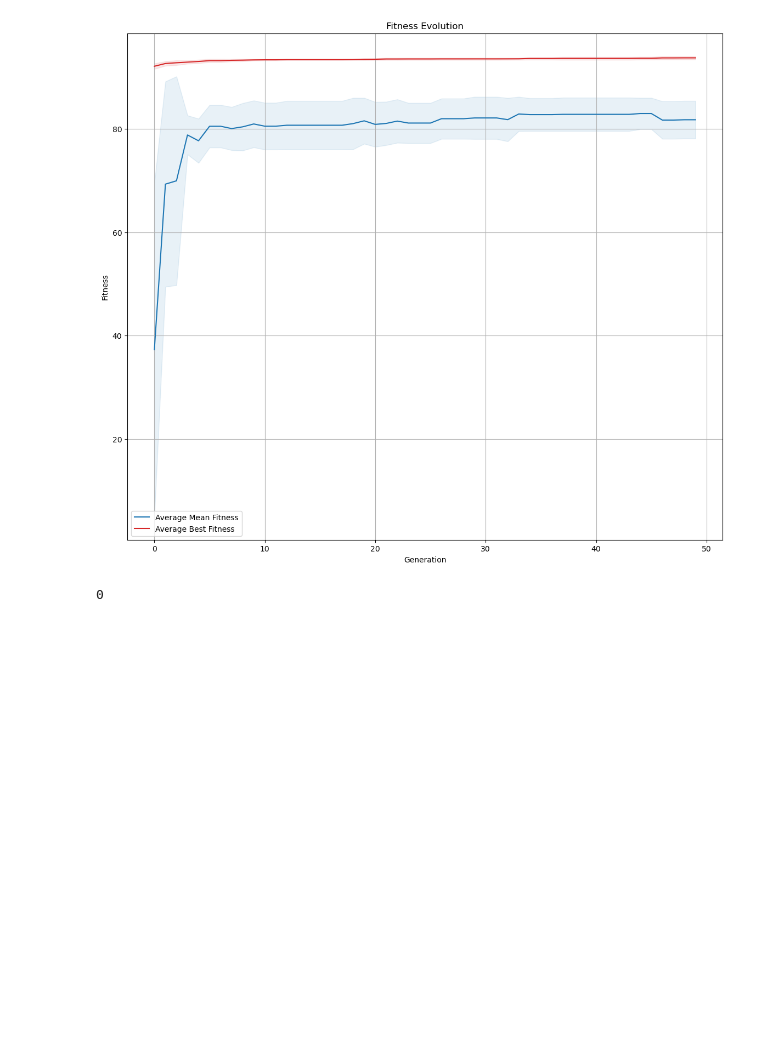
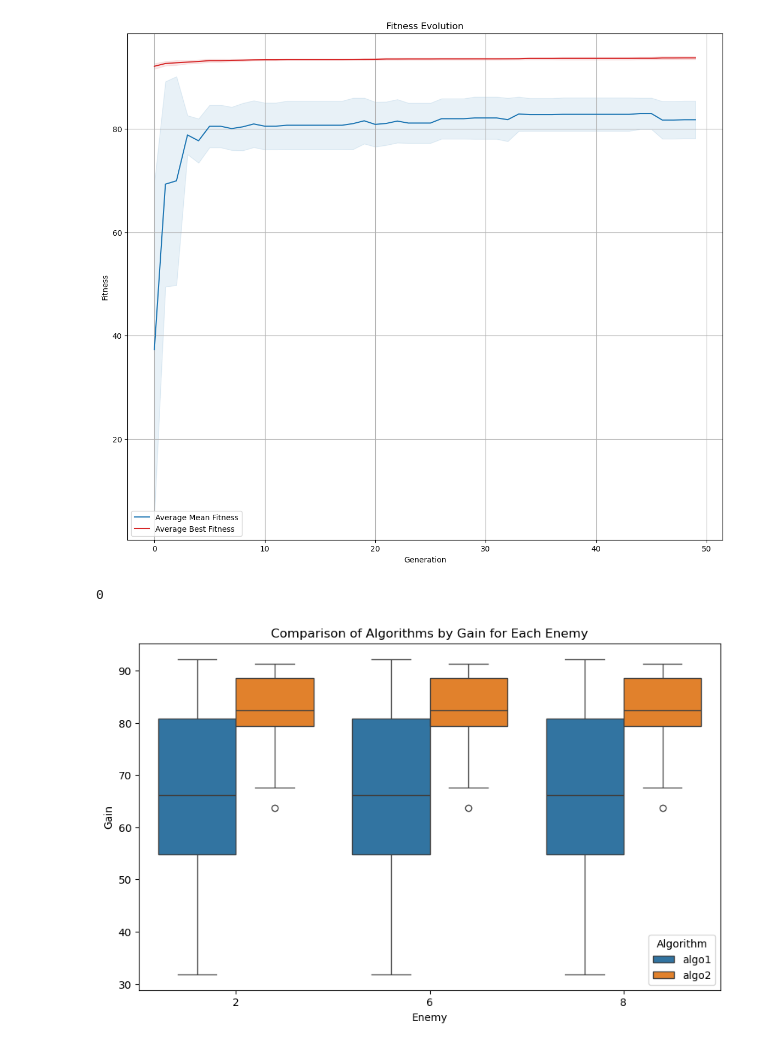
Before and after one commit to matushalak/evoman_framework, a Jupyter notebook: plot_results.ipynb, the cells around one changed output. Cells and saved outputs as stored; diff of their text form; code cells hidden in the pictures; blank space fills up the shorter version.

Commit message:
Included boxplot and dummy data

```diff
--- a/plot_results.ipynb
+++ b/plot_results.ipynb
@@ -192,3 +192,89 @@ make_line_plot_across_gens(all_dfs)
 # %% [output]
 [figure]
 0
+# %%
+import os
+import json
+import pandas as pd
+import matplotlib.pyplot as plt
+import seaborn as sns
+from scipy import stats
+
+# Set the algorithms and enemies to compare
+ALGORITHMS = ["algo1", "algo2"]
+ENEMIES = [2, 6, 8]  # List of enemies to process
+
+def read_gains(file_path):
+    """
+    Read the gains from the JSON file and calculate the mean gain for each run.
+    """
+    with open(file_path, 'r') as f:
+        data = json.load(f)
+
+    mean_gains = []
+    for run_key, gains in data.items():
+        # Calculate the mean for each run (5 gains per run)
+        mean_gains.append(sum(gains) / len(gains))
+
+    return mean_gains
+
+def gather_data(base_folder, algorithms, enemies):
+    """
+    Retrieve the mean gains for each enemy and algorithm from the JSON files.
+    """
+    data = []
+
+    for enemy in enemies:
+        for algo in algorithms:
+            file_path = os.path.join(base_folder, algo, f"enemy_{enemy}_gains.json")
+            if os.path.exists(file_path):
+                mean_gains = read_gains(file_path)
+                # Store each mean gain along with its associated algorithm and enemy
+                data.extend([[enemy, algo, gain] for gain in mean_gains])
+            else:
+                print(f"File not found: {file_path}")
+
+    return pd.DataFrame(data, columns=['Enemy', 'Algorithm', 'Gain'])
+
+def generate_boxplots(df):
+    """
+    Generate box plots comparing algorithms by enemy using the gathered data.
+    """
+    plt.figure(figsize=(10, 6))
+    sns.boxplot(x='Enemy', y='Gain', hue='Algorithm', data=df)
+    plt.title('Comparison of Algorithms by Gain for Each Enemy')
+    plt.show()
+
+def perform_statistical_tests(df, enemies, algorithms):
+    """
+    Perform statistical tests (t-test or Mann-Whitney U test) between algorithms for each enemy.
+    """
+    for enemy in enemies:
+        algo1_gains = df[(df['Enemy'] == enemy) & (df['Algorithm'] == algorithms[0])]['Gain']
+        algo2_gains = df[(df['Enemy'] == enemy) & (df['Algorithm'] == algorithms[1])]['Gain']
+
+        # Perform a t-test (or you can use Mann-Whitney U test if needed)
+        t_stat, p_value = stats.ttest_ind(algo1_gains, algo2_gains)
+
+        print(f"Enemy {enemy} - T-test between {algorithms[0]} and {algorithms[1]}: t-stat={t_stat:.4f}, p-value={p_value:.4f}")
+        if p_value < 0.05:
+            print(f"Result is significant for enemy {enemy}.\n")
+        else:
+            print(f"Result is not significant for enemy {enemy}.\n")
+
+
+
+# Main script
+if __name__ == "__main__":
+    base_folder = 'dummy_data_box_plot'  # Folder where data is stored
+
+    # Step 1: Gather data from JSON files
+    df = gather_data(base_folder, ALGORITHMS, ENEMIES)
+
+    # Step 3: Perform statistical tests to compare the algorithms
+    perform_statistical_tests(df, ENEMIES, ALGORITHMS)
+
+    # Step 2: Generate boxplots comparing the algorithms for each enemy
+    generate_boxplots(df)
+# %% [output]
+[figure, added]
```
Also changed, not shown: parts of 1 cell of this notebook, 10 other files.
